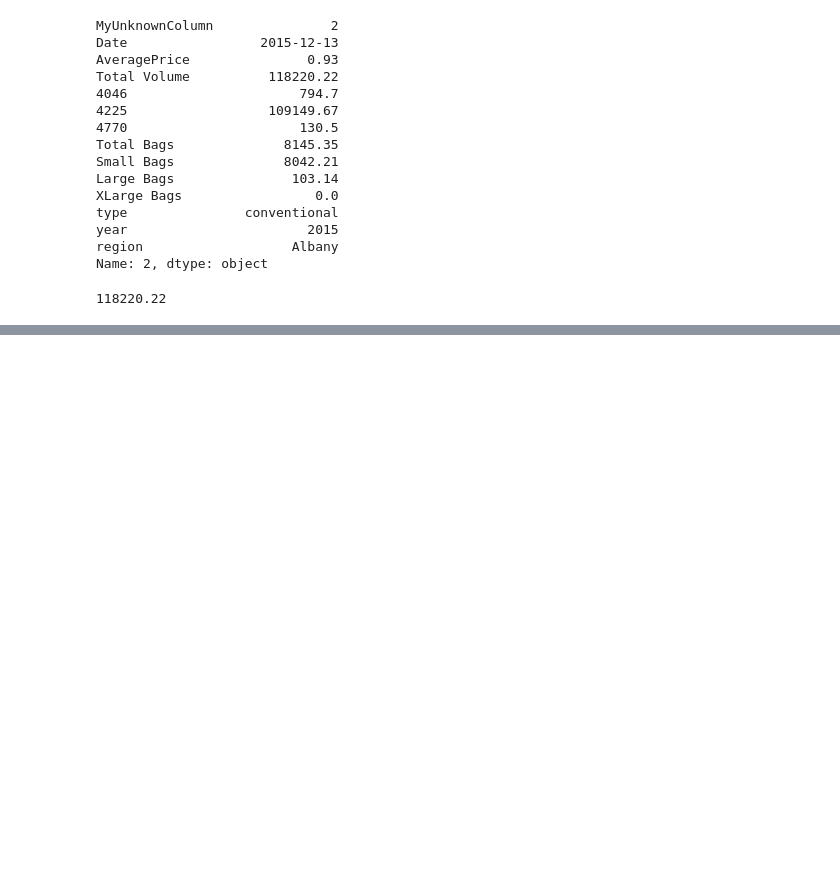
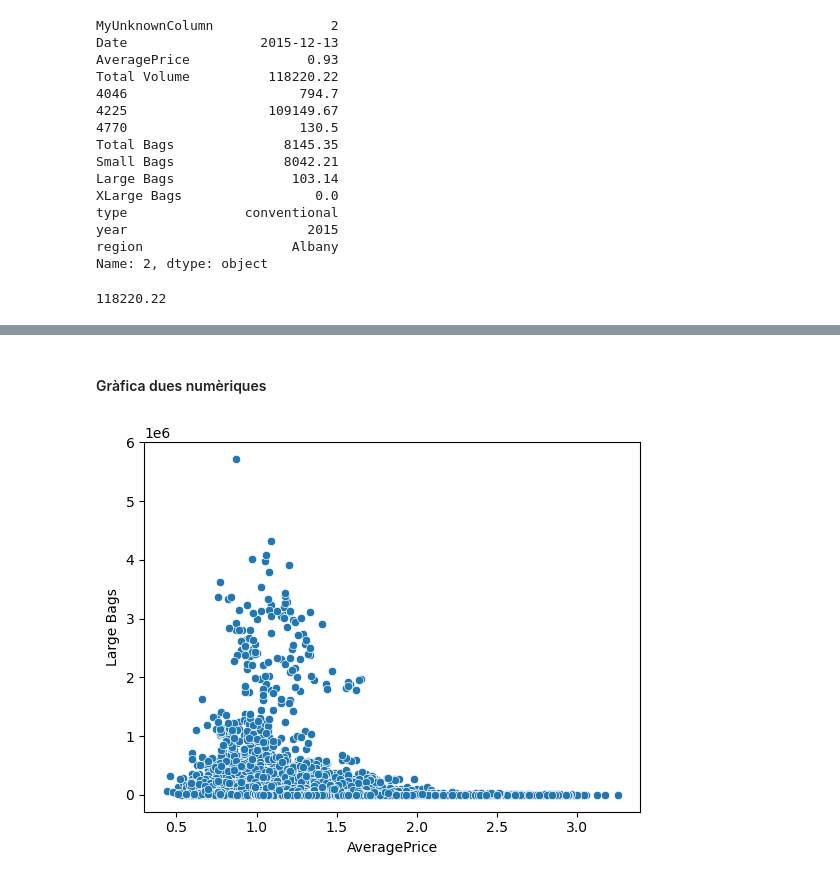
Before and after one commit to albertbatlle/cp-objectes-dades, a Jupyter notebook: avocado.ipynb, the cells around one changed output, grey strips where cells are left out. Saved outputs shown, nothing was run; the diff lists cells and outputs as text; code cells hidden in the pictures; blank space fills up the shorter version.

```diff
--- a/avocado.ipynb
+++ b/avocado.ipynb
@@ -131,0 +199,15 @@ plt.show()
+# %% [markdown]
+#### Gràfica dues numèriques
+# %%
+sns.scatterplot(df_avocado,
+                        y="Large Bags",
+                        x="AveragePrice",
+                       # hue="declined",
+
+                        sizes=(100,500),
+                        )
+                        # ax=ejes[0])
+#sns.lineplot(df_avocado,y="AveragePrice", x="Large Bags" )
+plt.show()
+# %% [output]
+[figure, added]
```
Also changed, not shown: parts of 28 cells of this notebook, 7 other files.
